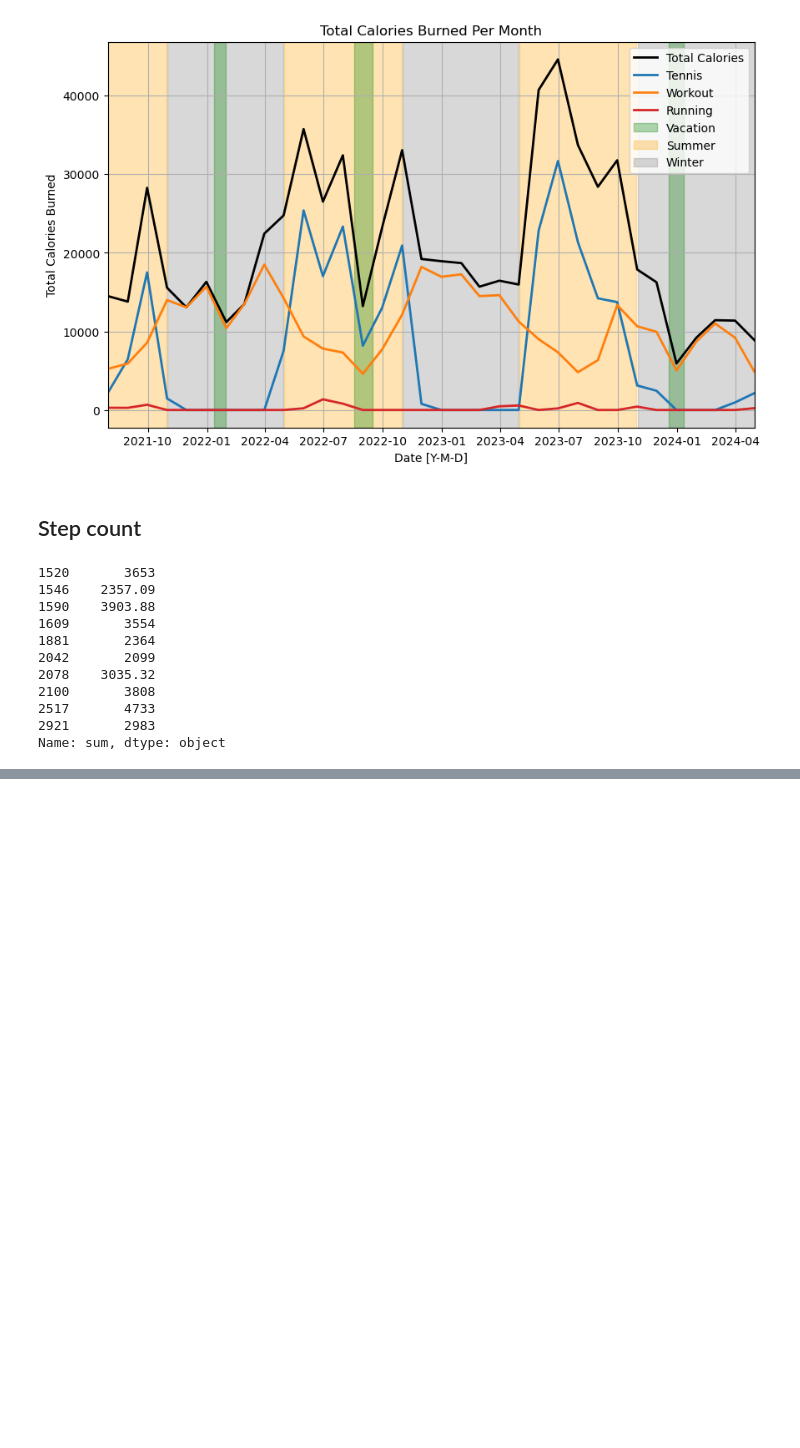
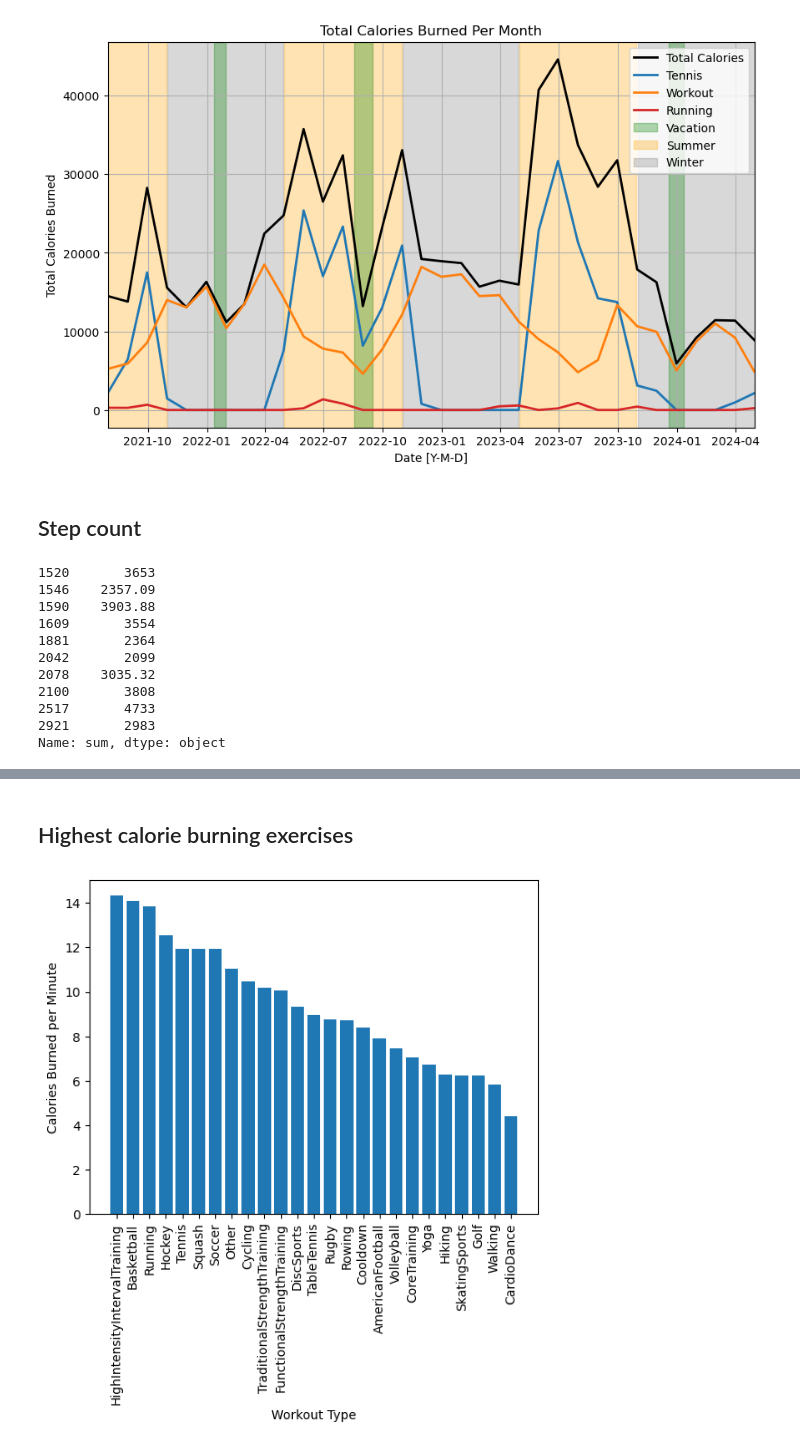
Before and after one commit to AdamSmithOrlik/apple_fitness_insights, a Jupyter notebook: dev.ipynb, the cells around one changed output, grey strips where cells are left out. Drawn from its saved outputs; the diff is of its cells as text; code cells hidden in the pictures; blank space fills up the shorter version.

```diff
--- a/dev.ipynb
+++ b/dev.ipynb
@@ -235,3 +237,5 @@ numeric_columns = ["duration", "activeCalories", "basalCalories", "distance", "a
 
 for col in numeric_columns:
     df[col] = df[col].astype(float)
+# %%
+df['totalCalories'] = df['activeCalories'] + df['basalCalories']
@@ -369,0 +449,23 @@ data
+# %% [markdown]
+## Highest calorie burning exercises
+# %%
+# find the calories burned per minute for each workout type
+calorieperduration = df.groupby('Type')['totalCalories'].sum() / df.groupby('Type')['duration'].sum()
+# basalperduration = df.groupby('Type')['basalCalories'].sum() / df.groupby('Type')['duration'].sum()
+
+calorieperduration = calorieperduration.sort_values(ascending=False)
+# basalperduration = basalperduration.sort_values(ascending=False)
+
+plt.bar(calorieperduration.index, calorieperduration.values, label="Total")
+# plt.bar(basalperduration.index, basalperduration.values, label='Basal')
+# # label the bars with the percent of total workouts
+# for i, v in enumerate(exercises.size().values):
+#     plt.text(i, v + 10, f"{v / len(df) * 100:.2f}%", ha='center', rotation=90)
+plt.xlabel('Workout Type')
+plt.ylabel('Calories Burned per Minute')
+plt.xticks(rotation=90)
+# plt.legend()
+
+plt.show()
+# %% [output]
+[figure, added]
```
Also changed, not shown: parts of 38 cells of this notebook, 2 other files.
